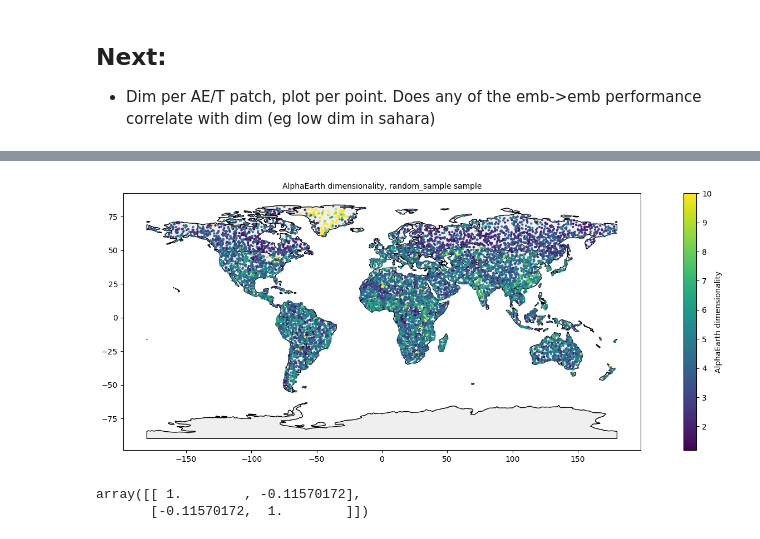
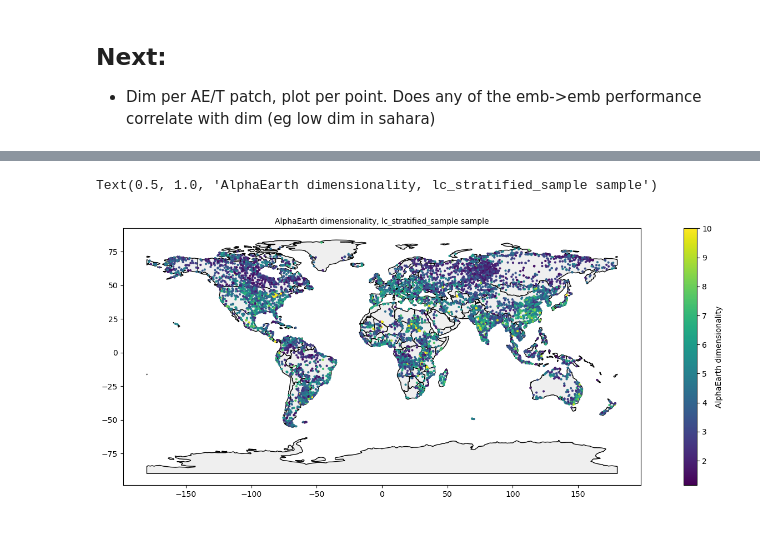
Before and after one commit to WUR-AI/interpret_earth_embeddings, a Jupyter notebook: notebooks/Explain embeddings.ipynb, the cells around one changed output, grey strips where cells are left out. Drawn from its saved outputs; the diff is of its cells as text; code cells hidden in the pictures.

```diff
--- a/notebooks/Explain embeddings.ipynb
+++ b/notebooks/Explain embeddings.ipynb
@@ -351,5 +368,5 @@ def get_list_dims(parent_folder=data_folder, sample_type='lc_stratified_sample',
 # %%
-df_dim = pd.DataFrame(tmp)
+df_dim = pd.DataFrame(get_list_dims())
 array_dim = np.array([df_dim[df_dim['id'] == id_patch]['dim'].values[0] for id_patch in gdf_1.id])
 gdf_1['ae_dim'] = array_dim
 gdf_1['ae_dim_log'] = np.log(array_dim)
@@ -364,6 +390,2 @@ Text(0.5, 1.0, 'AlphaEarth dimensionality, random_sample sample')
+Text(0.5, 1.0, 'AlphaEarth dimensionality, lc_stratified_sample sample')
-[figure, old version]
+[figure, new version]
-# %%
-np.corrcoef(gdf_1.ae_dim, gdf_1.diff_mse_alphaearth_geoclip)
-# %% [output]
-array([[ 1.        , -0.11570172],
-       [-0.11570172,  1.        ]])
```
Also changed, not shown: parts of 8 cells of this notebook, 1 other file.
